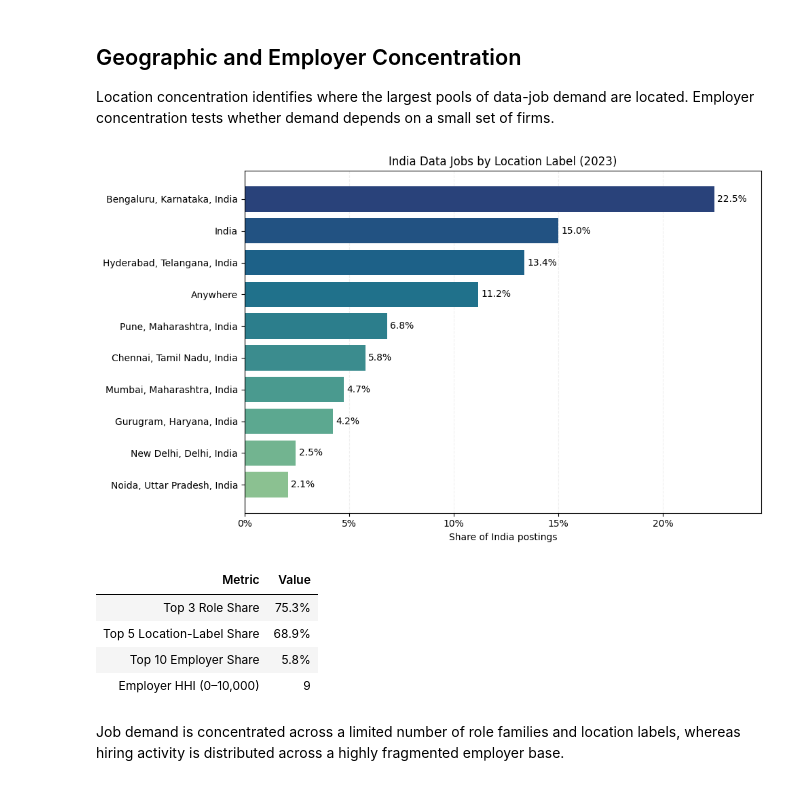
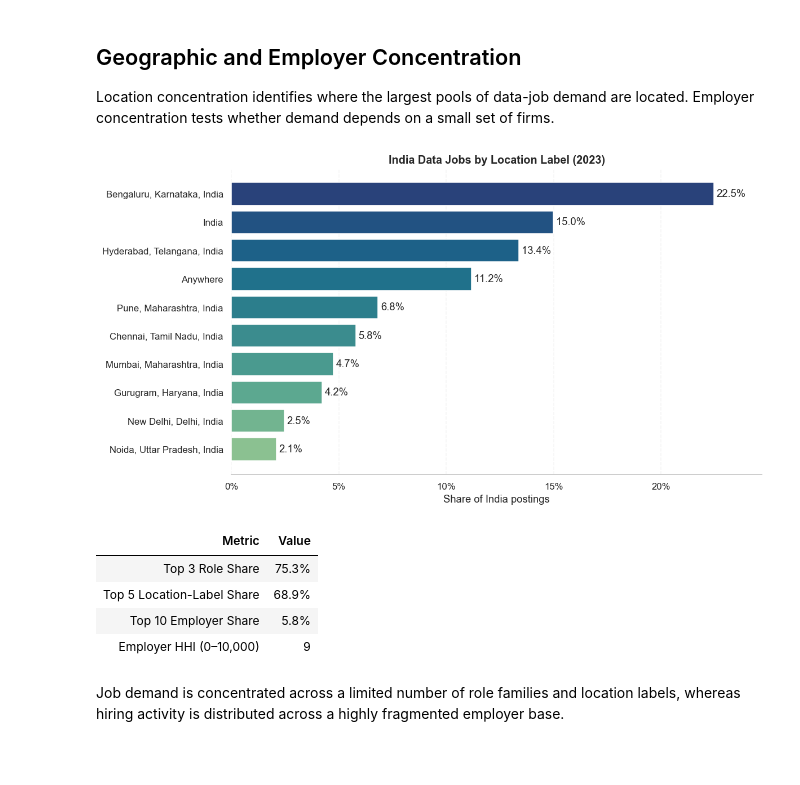
Before and after one commit to siddharth-chauhan-eu/python-learning, a Jupyter notebook: 02-data-analytics/data-jobs-analysis/project/job-market-analysis/01_market_overview.ipynb, the cells around one changed output. Drawn from its saved outputs; the diff is of its cells as text; code cells hidden in the pictures; blank space fills up the shorter version.

```diff
--- a/02-data-analytics/data-jobs-analysis/project/job-market-analysis/01_market_overview.ipynb
+++ b/02-data-analytics/data-jobs-analysis/project/job-market-analysis/01_market_overview.ipynb
@@ -45,6 +45,17 @@ assert india_jobs["job_posted_date"].dt.year.nunique() == 1
 Total dataset postings: 785,741
 India postings: 51,088
 Analysis year: 2023
+# %%
+# Notebook-wide visualization settings
+
+sns.set_theme(style="whitegrid", context="notebook")
+
+plt.rcParams.update({
+    "axes.titleweight": "bold",
+    "axes.titlesize": 13,
+    "figure.titlesize": 16,
+    "figure.dpi": 110
+})
 # %% [markdown]
 ## Evidence Coverage
 
@@ -307,7 +321,7 @@ concentration = pd.Series(
 
 location_share = location_mix / len(india_jobs)
 
-fig, ax = plt.subplots(figsize=(10, 6))
+fig, ax = plt.subplots(figsize=(11, 6))
 
 bars = ax.barh(
     location_share.index,
@@ -337,6 +351,9 @@ ax.grid(
     linestyle="--",
     alpha=0.20,
 )
+ax.grid(axis="y", visible=False)
+
+sns.despine(left=True, top=True, right=True)
 
 ax.set_axisbelow(True)
 
@@ -346,34 +363,34 @@ plt.show()
 # ------------------------------------------------------------------
 # Concentration summary table
 # ------------------------------------------------------------------
 
 concentration_table = (
     concentration
     .to_frame()
     .reset_index()
 )
 
 concentration_table.columns = [
     "Metric",
     "Value",
 ]
 
 display(
     concentration_table.style
     .hide(axis="index")
     .format(
         {
             "Value": (
                 lambda value:
                 f"{value:.1%}"
                 if value <= 1
                 else f"{value:,.0f}"
             )
         }
     )
 )
 # %% [output]
-[figure, old version]
+[figure, new version]
 | Metric | Value |
 | Top 3 Role Share | 75.3% |
 | Top 5 Location-Label Share | 68.9% |
```
Also changed, not shown: parts of 1 cell of this notebook, 3 other files.
